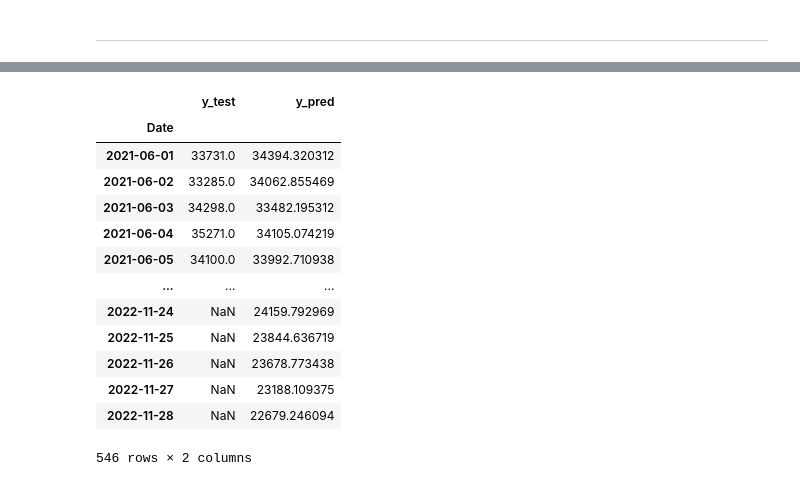
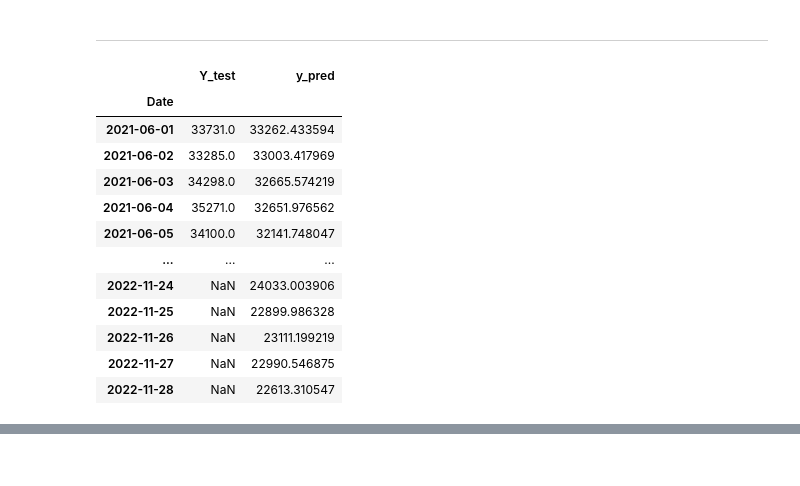
Before and after one commit to vvaaqqw/740_project, a Jupyter notebook: LSTM/btc_LSTM_basic.ipynb, the cells around one changed output, grey strips where cells are left out. Saved outputs shown, nothing was run; the diff lists cells and outputs as text; code cells hidden in the pictures.

```diff
--- a/LSTM/btc_LSTM_basic.ipynb
+++ b/LSTM/btc_LSTM_basic.ipynb
@@ -55,6 +58,7 @@ scale.fit(X_train)
 X_train=scale.transform(X_train)
 X_test=scale.transform(X_test)
 X_val = scale.transform(X_val)
+tmp_index = Y_test.index
 # %% [output]
 [Pipeline] ............ (step 1 of 2) Processing mixmax, total=   0.0s
 [Pipeline] ............ (step 2 of 2) Processing robust, total=   0.0s
@@ -163,6 +186,19 @@ mape:24.996031025506138
 -----------------------------
 # %%
 pre_df = pd.DataFrame(zip(Y_test,y_pred),columns=['Y_test','y_pred'])
-pre_df.index = Y_test.index
+pre_df.index = tmp_index
 pre_df
 # %% [output]
+|  | Y_test | y_pred |
+| Date |  |  |
+| 2021-06-01 | 33731.0 | 33262.433594 |
+| 2021-06-02 | 33285.0 | 33003.417969 |
+| 2021-06-03 | 34298.0 | 32665.574219 |
+| 2021-06-04 | 35271.0 | 32651.976562 |
+| 2021-06-05 | 34100.0 | 32141.748047 |
+| ... | ... | ... |
+| 2022-11-24 | NaN | 24033.003906 |
+| 2022-11-25 | NaN | 22899.986328 |
+| 2022-11-26 | NaN | 23111.199219 |
+| 2022-11-27 | NaN | 22990.546875 |
+| 2022-11-28 | NaN | 22613.310547 |
@@ -170,17 +206,3 @@ pre_df
-|  | y_test | y_pred |
-| Date |  |  |
-| 2021-06-01 | 33731.0 | 34394.320312 |
-| 2021-06-02 | 33285.0 | 34062.855469 |
-| 2021-06-03 | 34298.0 | 33482.195312 |
-| 2021-06-04 | 35271.0 | 34105.074219 |
-| 2021-06-05 | 34100.0 | 33992.710938 |
-| ... | ... | ... |
-| 2022-11-24 | NaN | 24159.792969 |
-| 2022-11-25 | NaN | 23844.636719 |
-| 2022-11-26 | NaN | 23678.773438 |
-| 2022-11-27 | NaN | 23188.109375 |
-| 2022-11-28 | NaN | 22679.246094 |
-546 rows × 2 columns
 # %%
 pre_df['pred_returns'] = pre_df['y_pred'].pct_change()
 # %%
```
Also changed, not shown: parts of 14 cells of this notebook, 22 other files.
